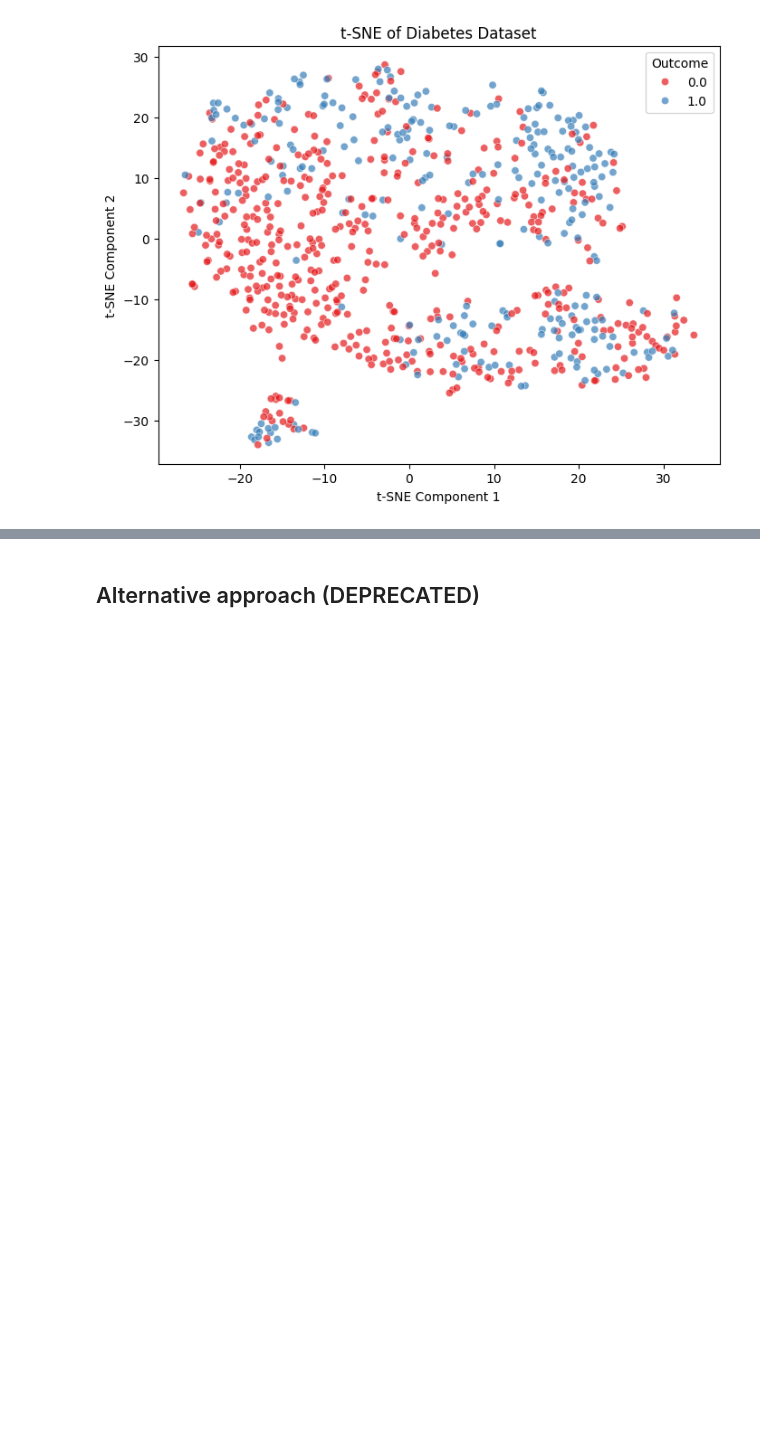
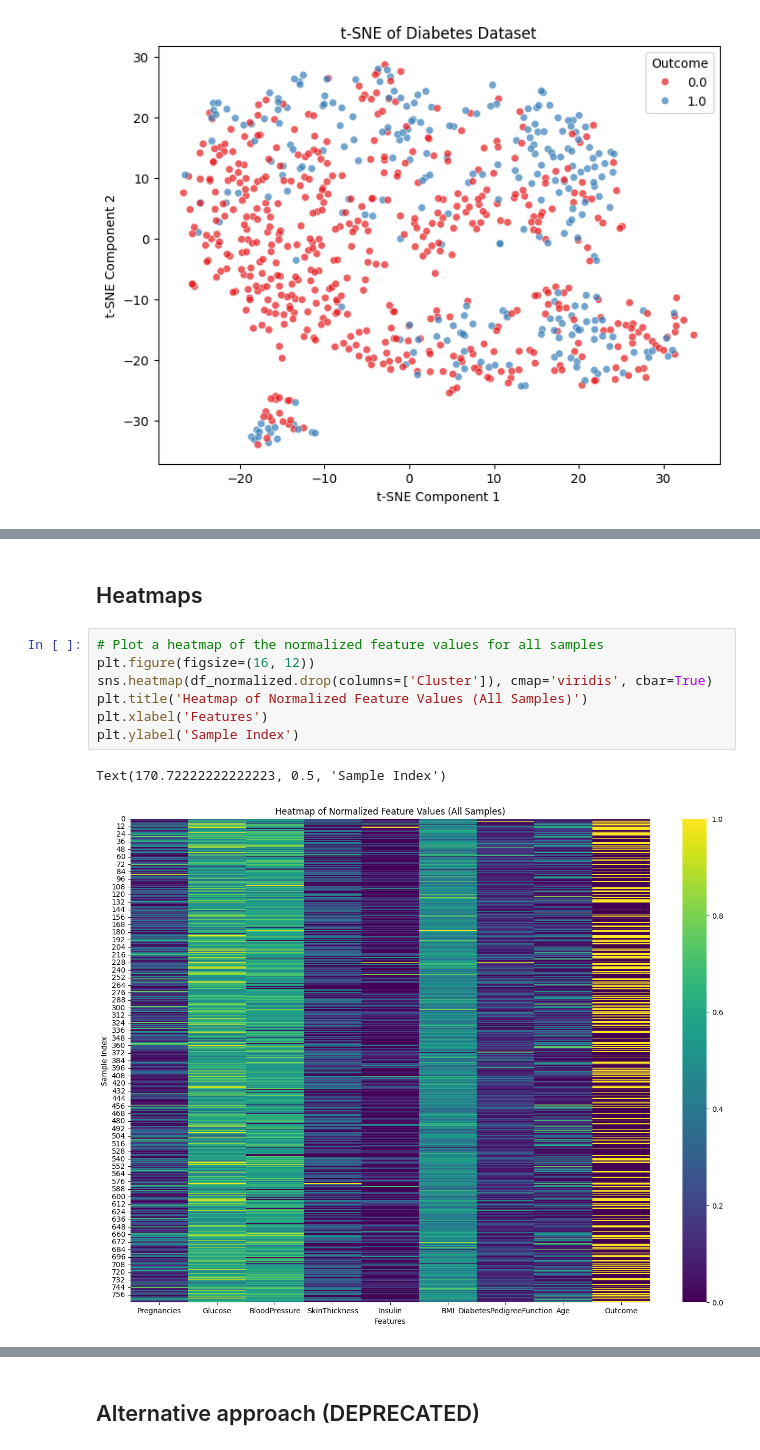
Before and after one commit to neelsoumya/python_machine_learning, a Jupyter notebook: EHR_data_unsupervised_learning.ipynb, the cells around one changed output, grey strips where cells are left out. Drawn from its saved outputs; the diff is of its cells as text; blank space fills up the shorter version.

```diff
--- a/EHR_data_unsupervised_learning.ipynb
+++ b/EHR_data_unsupervised_learning.ipynb
@@ -209,0 +254,12 @@ plt.show()
+# %% [markdown]
+## Heatmaps
+# %%
+# Plot a heatmap of the normalized feature values for all samples
+plt.figure(figsize=(16, 12))
+sns.heatmap(df_normalized.drop(columns=['Cluster']), cmap='viridis', cbar=True)
+plt.title('Heatmap of Normalized Feature Values (All Samples)')
+plt.xlabel('Features')
+plt.ylabel('Sample Index')
+# %% [output]
+Text(170.72222222222223, 0.5, 'Sample Index')
+[figure, added]
```
Also changed, not shown: parts of 6 cells of this notebook.
